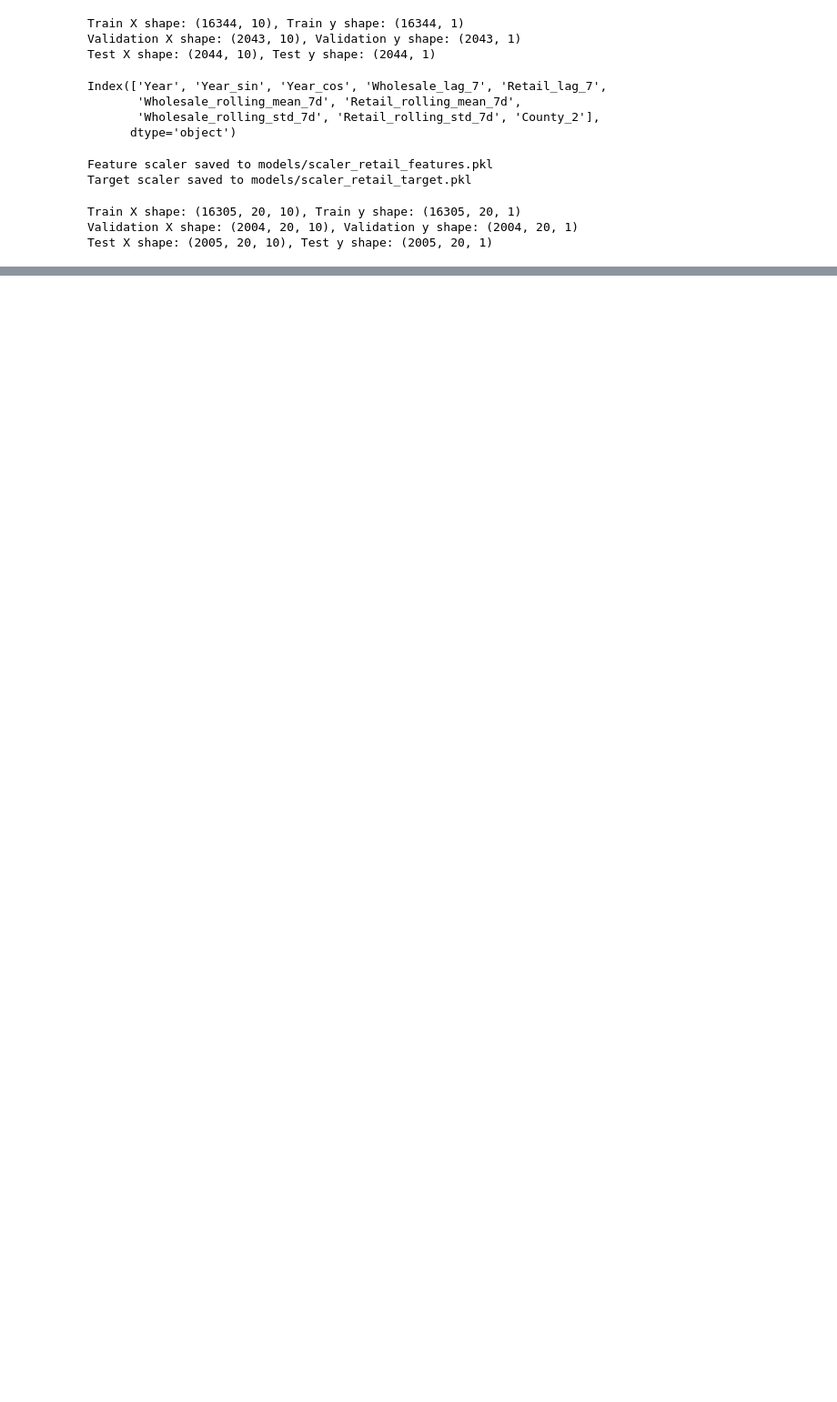
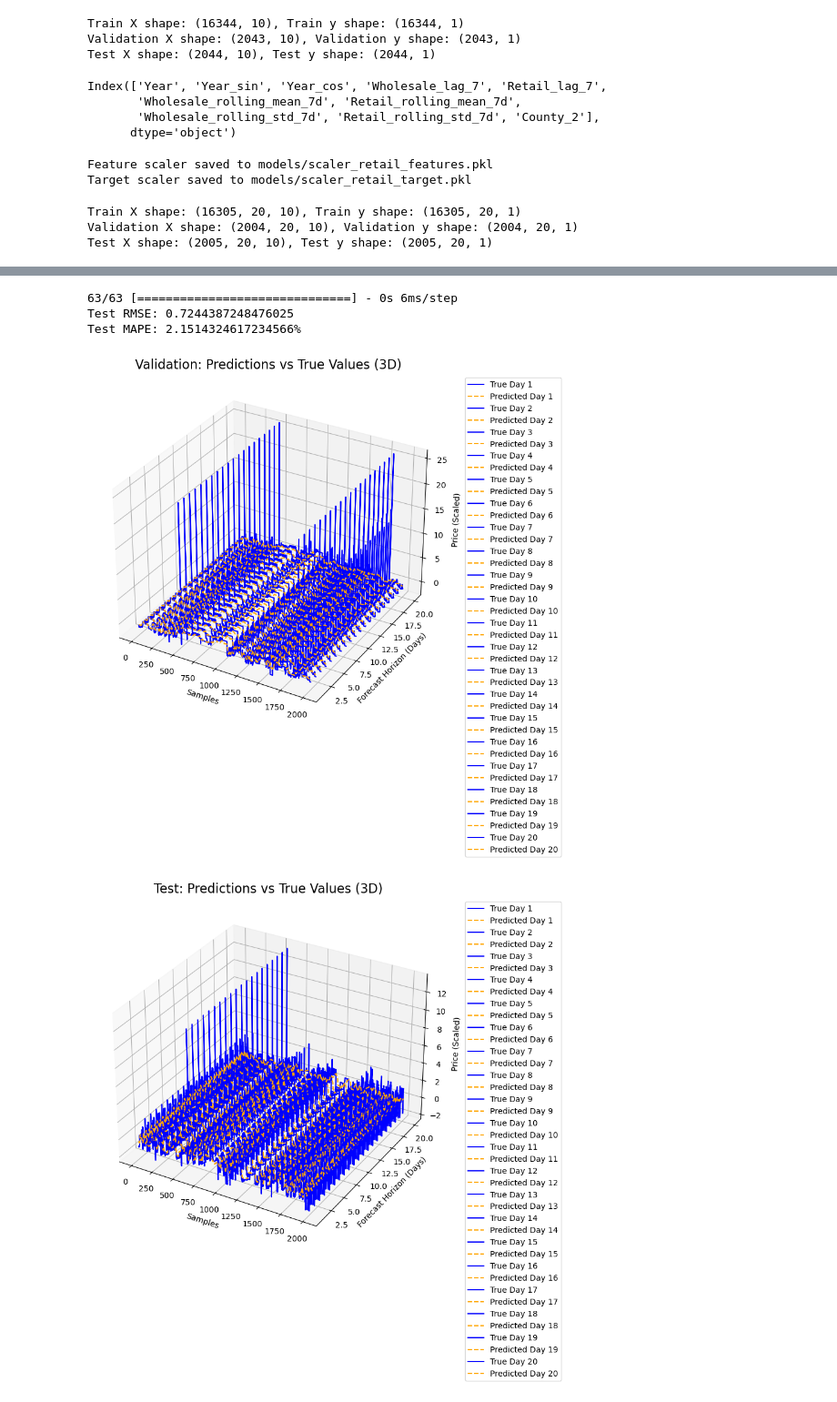
Before and after one commit to Sandrakiptumm/Maize-price-prediction-model, a Jupyter notebook: retail.ipynb, the cells around one changed output, grey strips where cells are left out. Shown at 91% size. Drawn from its saved outputs; the diff is of its cells as text; code cells hidden in the pictures; blank space fills up the shorter version.

```diff
--- a/retail.ipynb
+++ b/retail.ipynb
@@ -217,0 +218,66 @@ Validation MAPE: 1.0707309934626934%
+# %%
+# Test Set Evaluation
+
+
+# Make predictions on the test set
+test_predictions = model.predict(test_X_lstm)
+
+# Reshape the predictions to be 2D (samples, forecast_horizon)
+test_predictions_reshaped = test_predictions.reshape(test_predictions.shape[0], forecast_horizon)
+
+# Reshape the true values (test_y_lstm) to be 2D as well
+test_y_reshaped = test_y_lstm.reshape(test_y_lstm.shape[0], forecast_horizon)
+
+# Calculate RMSE for the test set
+test_rmse = np.sqrt(mean_squared_error(test_y_reshaped, test_predictions_reshaped))
+print(f"Test RMSE: {test_rmse}")
+
+# Calculate MAPE for the test set
+test_mape = mean_absolute_percentage_error(test_y_reshaped, test_predictions_reshaped)
+print(f"Test MAPE: {test_mape}%")
+
+# Save the results
+results = {
+    "Validation RMSE": rmse,
+    "Validation MAPE": mape,
+    "Test RMSE": test_rmse,
+    "Test MAPE": test_mape
+}
+# %% [output]
+63/63 [==============================] - 0s 6ms/step
+Test RMSE: 0.7244387248476025
+Test MAPE: 2.1514324617234566%
+# %%
+import numpy as np
+import matplotlib.pyplot as plt
+from mpl_toolkits.mplot3d import Axes3D
+
+# Function to create a 3D plot
+def plot_3d_predictions(true_values, predicted_values, forecast_horizon, title):
+    samples = np.arange(true_values.shape[0])  # Sample indices
+
+    fig = plt.figure(figsize=(12, 8))
+    ax = fig.add_subplot(111, projection='3d')
+    ax.set_title(title, fontsize=16)
+
+    for i in range(forecast_horizon):
+        # True values
+        ax.plot(samples, [i + 1] * len(samples), true_values[:, i], label=f"True Day {i + 1}", color="blue")
+        # Predicted values
+        ax.plot(samples, [i + 1] * len(samples), predicted_values[:, i], label=f"Predicted Day {i + 1}", linestyle="--", color="orange")
+
+    # Labels
+    ax.set_xlabel("Samples")
+    ax.set_ylabel("Forecast Horizon (Days)")
+    ax.set_zlabel("Price (Scaled)")
+    ax.legend(bbox_to_anchor=(1.05, 1), loc='upper left')
+    plt.show()
+
+# 3D plot for validation predictions
+plot_3d_predictions(val_y_reshaped, predictions_reshaped, forecast_horizon, "Validation: Predictions vs True Values (3D)")
+
+# 3D plot for test predictions
+plot_3d_predictions(test_y_reshaped, test_predictions_reshaped, forecast_horizon, "Test: Predictions vs True Values (3D)")
+# %% [output]
+[figure, added]
+[figure, added]
```
Also changed, not shown: parts of 2 cells of this notebook, 15 other files.
